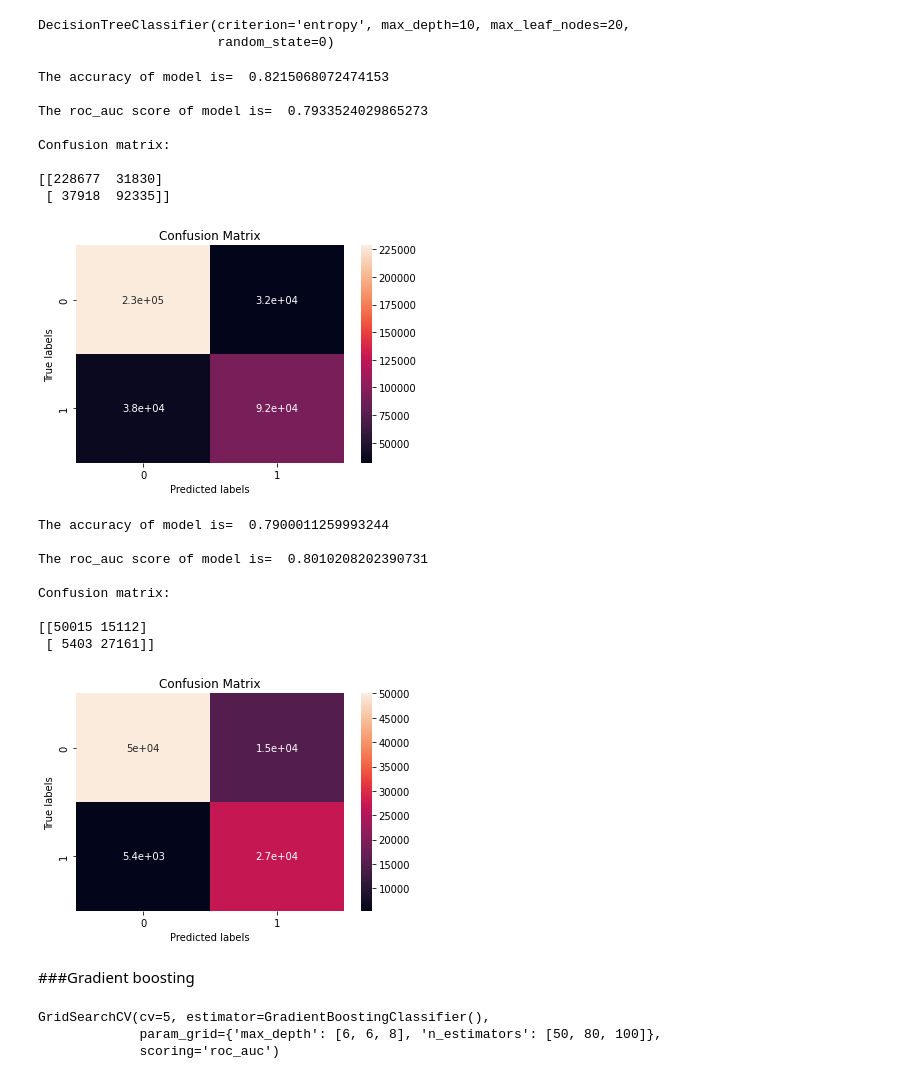
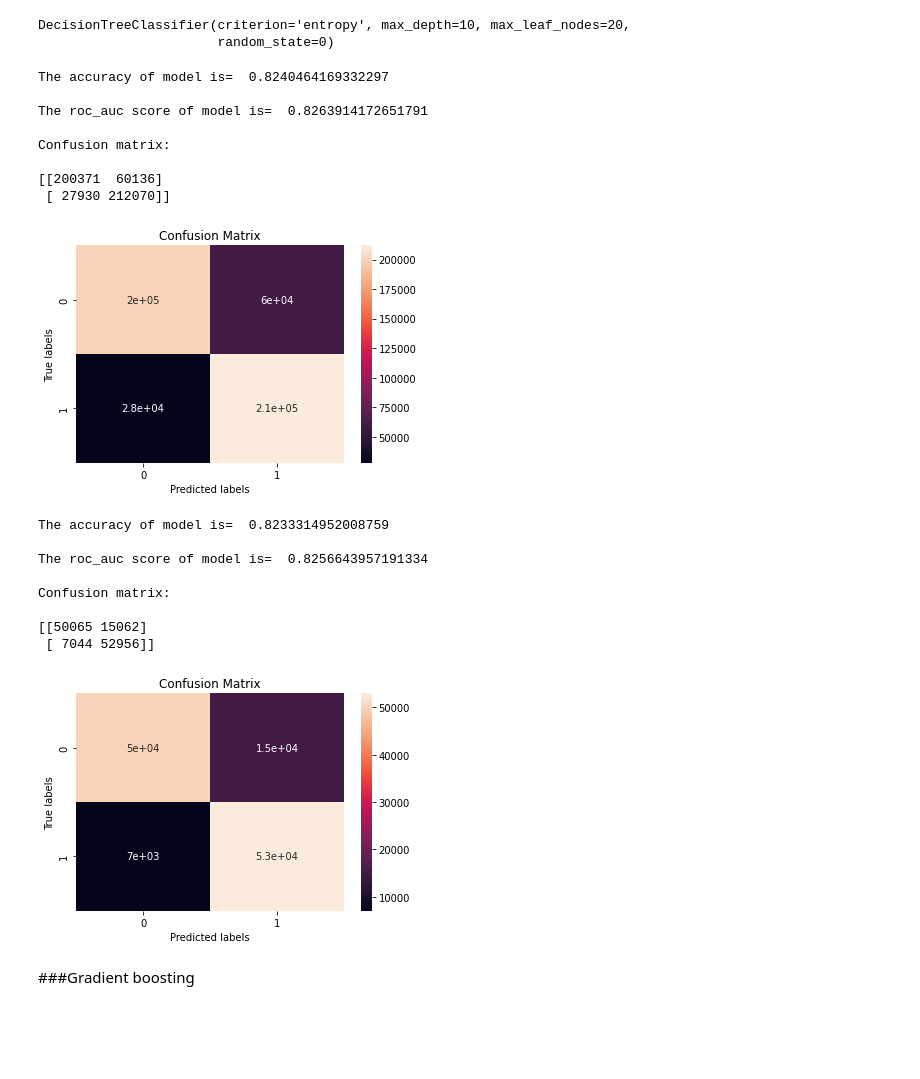
Before and after one commit to gauriagarwal18/HEALTH-INSURANCE-CROSS-SELL-PREDICTION, a Jupyter notebook: HEALTH_INSURANCE_CROSS_SELL_PREDICTION.ipynb, the cells around one changed output. Drawn from its saved outputs; the diff is of its cells as text; code cells hidden in the pictures; blank space fills up the shorter version.

```diff
--- a/HEALTH_INSURANCE_CROSS_SELL_PREDICTION.ipynb
+++ b/HEALTH_INSURANCE_CROSS_SELL_PREDICTION.ipynb
@@ -603,7 +603,7 @@ Name: Response, dtype: int64
 # %%
 from imblearn.over_sampling import BorderlineSMOTE
 from imblearn.over_sampling import SMOTE
-smote=BorderlineSMOTE(sampling_strategy={0:325634,1:int(325634/2)})
+smote=BorderlineSMOTE(sampling_strategy={0:325634,1:300000})
 x=insurance.loc[:, insurance.columns != 'Response']
 y=insurance["Response"]
 x_smote, y_smote = smote.fit_resample(x, y)
@@ -788,7 +788,7 @@ def model_checking(original,predicted,labels=["possibility1","possibility2"]):
 # %%
 from sklearn.model_selection import train_test_split
 x=insurance[independent_var].copy()  #independent features
-y=insurance[dependent_var].copy()       #dependent features
+y=insurance["Response"].copy()       #dependent features
 x_train,x_test,y_train,y_test=train_test_split(x,y,test_size=0.2, random_state=0,stratify=y)
 # %% [markdown]
 ###Logistic regression
@@ -881,38 +881,35 @@ train_predicted=dtree.predict(x_train)
 # %%
 model_checking(y_train, train_predicted,labels=["0","1"])
 # %% [output]
-The accuracy of model is=  0.8215068072474153
+The accuracy of model is=  0.8240464169332297
 
-The roc_auc score of model is=  0.7933524029865273
+The roc_auc score of model is=  0.8263914172651791
 
 Confusion matrix:
 
-[[228677  31830]
- [ 37918  92335]]
+[[200371  60136]
+ [ 27930 212070]]
-[figure, old version]
+[figure, new version]
 # %%
-model_checking(y_test, y_test_predicted,labels=["0","1"])
+model_checking(y_test, test_predicted,labels=["0","1"])
 # %% [output]
-The accuracy of model is=  0.7900011259993244
+The accuracy of model is=  0.8233314952008759
 
-The roc_auc score of model is=  0.8010208202390731
+The roc_auc score of model is=  0.8256643957191334
 
 Confusion matrix:
 
-[[50015 15112]
- [ 5403 27161]]
+[[50065 15062]
+ [ 7044 52956]]
-[figure, old version]
+[figure, new version]
 # %% [markdown]
 ###Gradient boosting
 # %%
 #gradient boosting
+from sklearn.model_selection import GridSearchCV
 from sklearn.ensemble import GradientBoostingClassifier
-model5=GradientBoostingClassifier()
-grid_values = {'n_estimators':[50, 80, 100], 'max_depth':[6, 6, 8]}
-model5 = GridSearchCV(model5, param_grid = grid_values, scoring = 'roc_auc', cv=5)
+gbc=GradientBoostingClassifier()
+#grid_values = {'n_estimators':[50, 80, 100], 'max_depth':[6, 6, 8]}
+#model5 = GridSearchCV(gbc, param_grid = grid_values, scoring = 'roc_auc', cv=5)
 
-model5.fit(x_train,y_train)
+gbc.fit(x_train,y_train)
-# %% [output]
-GridSearchCV(cv=5, estimator=GradientBoostingClassifier(),
-             param_grid={'max_depth': [6, 6, 8], 'n_estimators': [50, 80, 100]},
-             scoring='roc_auc')
```
Also changed, not shown: parts of 14 cells of this notebook.
